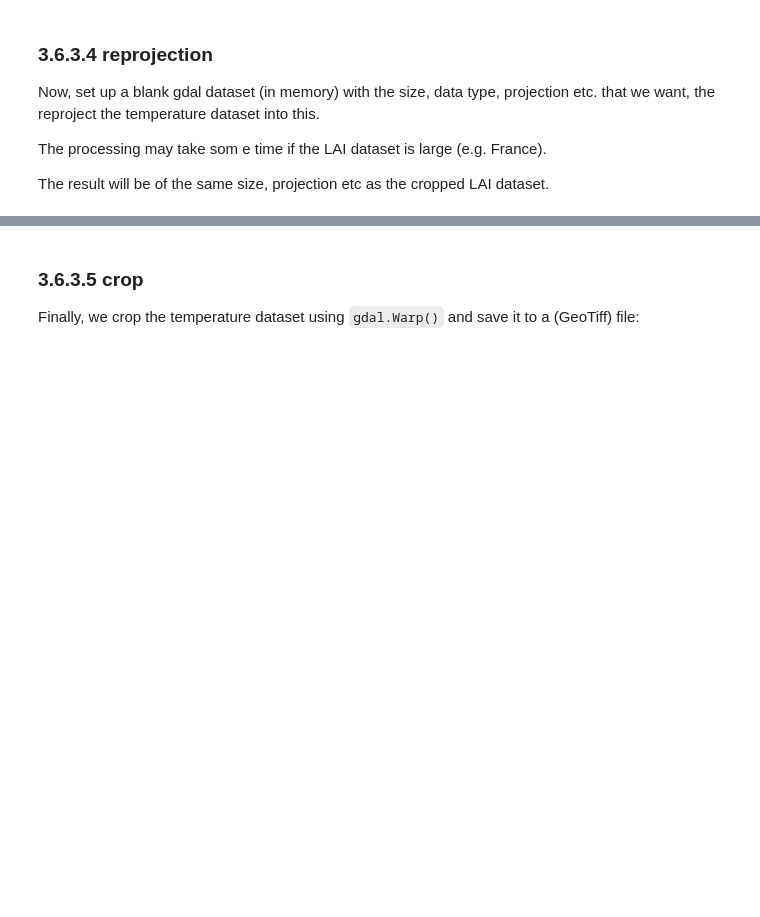
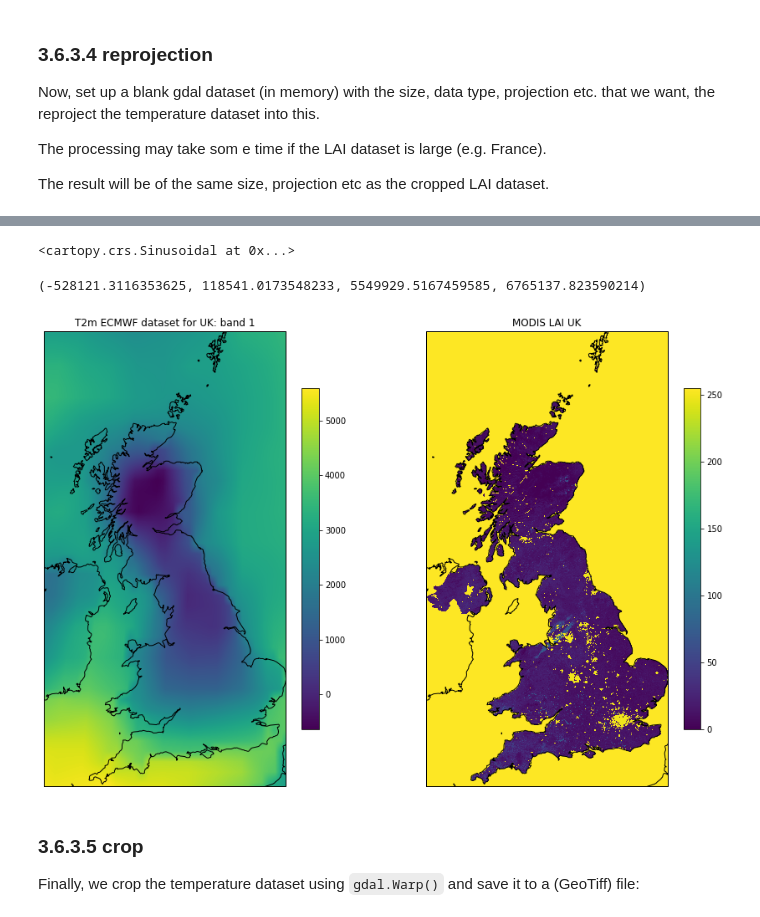
Before and after one commit to profLewis/geog0111_OLD, a Jupyter notebook: Chapter3_6_GDAL_Reconciling_projections.ipynb, the cells around one changed output, grey strips where cells are left out. Saved outputs shown, nothing was run; the diff lists cells and outputs as text; code cells hidden in the pictures; blank space fills up the shorter version.

```diff
--- a/Chapter3_6_GDAL_Reconciling_projections.ipynb
+++ b/Chapter3_6_GDAL_Reconciling_projections.ipynb
@@ -450,36 +489,41 @@ _ = gdal.ReprojectImage(src, dst, src_proj, match_proj, gdalconst.GRA_Bilinear)
+# %%
+ccrs.Sinusoidal.MODIS
+# %% [output]
+<cartopy.crs.Sinusoidal at 0x...>
 # %%
 xOrigin = match_geotrans[0]
 yOrigin = match_geotrans[3]
 pixelWidth = match_geotrans[1]
 pixelHeight = match_geotrans[5]
-# the +40 pixels in y is to reconcile gdal and cartoply
-# it may be related to different ellispoids presumed
-# It is likely to be different elsewhere but still a y-shift
-# Its not important as we are using cartoply only to visiualise
+
 extent = (xOrigin,xOrigin+pixelWidth*wide,\
-         yOrigin+pixelHeight*(high+40),yOrigin+40*pixelHeight)
+         yOrigin+pixelHeight*(high),yOrigin+pixelHeight)
 
 print(extent)
 
 '''
 Visualise
 '''
 t2m = dst.GetRasterBand(1).ReadAsArray()
 match_ds = gdal.Open(match_filename, gdalconst.GA_ReadOnly).ReadAsArray()
 
 # visualise
 plt.figure(figsize=(15,10))
-ax = plt.subplot ( 1, 2, 1 ,projection=ccrs.Sinusoidal())
+ax = plt.subplot ( 1, 2, 1 ,projection=ccrs.Sinusoidal.MODIS)
 ax.coastlines('10m')
 ax.set_title(f'T2m ECMWF dataset for {country_code}: band 1')
 im = ax.imshow(t2m[::-1],extent=extent)
 plt.colorbar(im,shrink=0.75)
 
-ax = plt.subplot ( 1, 2, 2 ,projection=ccrs.Sinusoidal())
+
+ax = plt.subplot ( 1, 2, 2 ,projection=ccrs.Sinusoidal.MODIS)
 ax.coastlines('10m')
 ax.set_title(f'MODIS LAI {country_code}')
 im = plt.imshow(match_ds,extent=extent)
 _ = plt.colorbar(im,shrink=0.75)
+# %% [output]
+(-528121.3116353625, 118541.0173548233, 5549929.5167459585, 6765137.823590214)
+[figure, added]
 # %% [markdown]
 ### 3.6.3.5 crop
 
```
Also changed, not shown: parts of 18 cells of this notebook, 6 other files.
